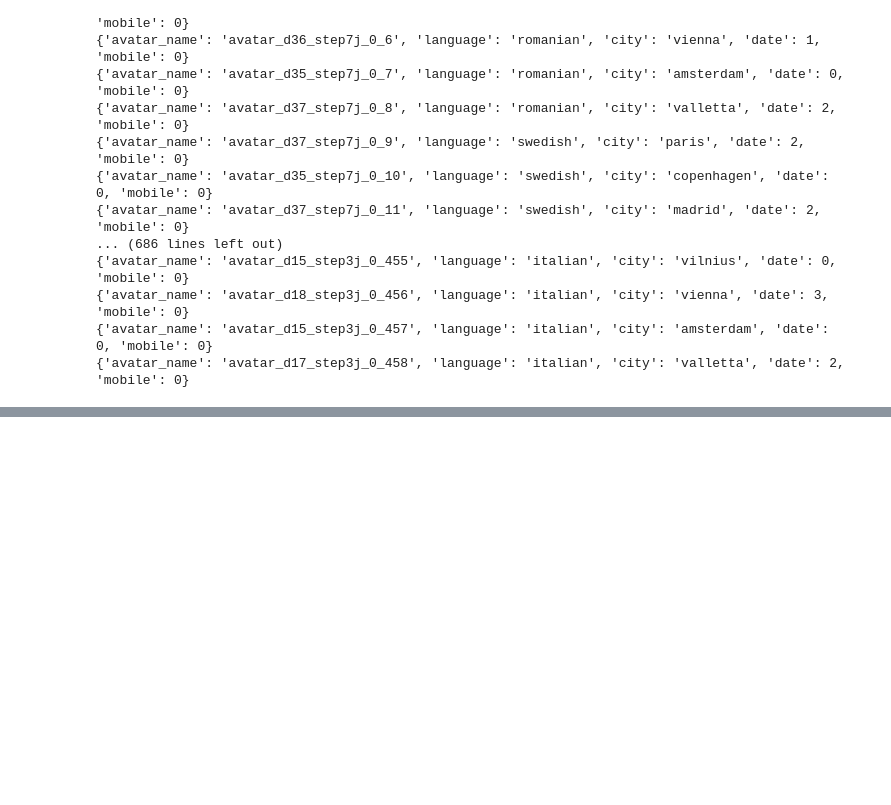
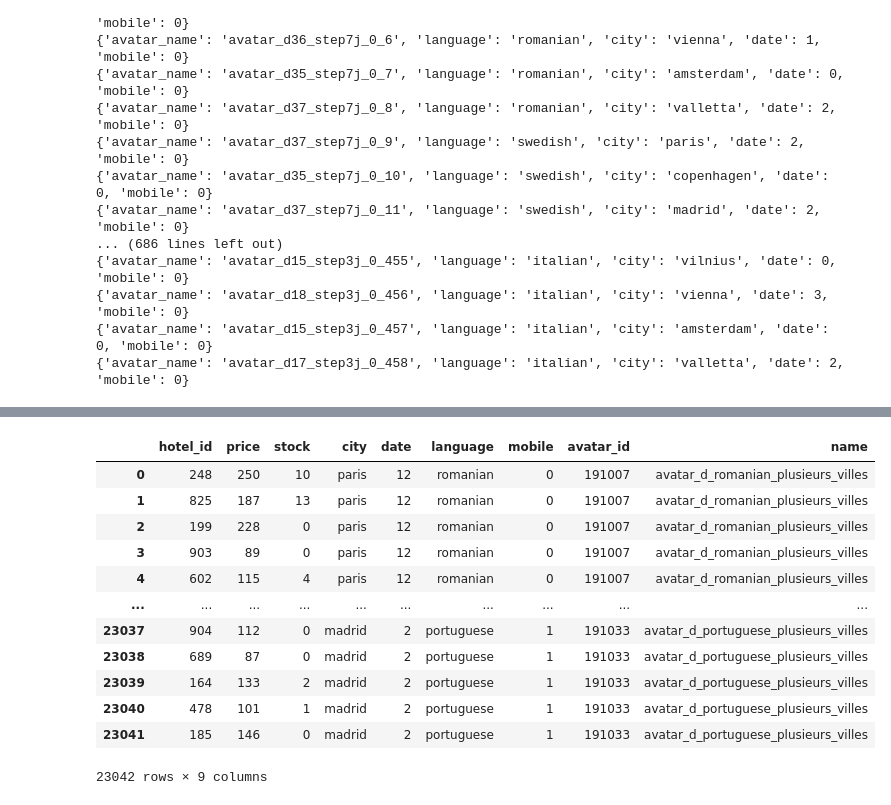
Before and after one commit to EliseBcl/D-fi_IA_2023, a Jupyter notebook: defi_ia_2023.ipynb, the cells around one changed output, grey strips where cells are left out. Saved outputs shown, nothing was run; the diff lists cells and outputs as text; code cells hidden in the pictures; blank space fills up the shorter version.

```diff
--- a/defi_ia_2023.ipynb
+++ b/defi_ia_2023.ipynb
@@ -538,0 +532,3 @@ display(requests_5)
+# %%
+city = Test['city'].unique()
+city
@@ -538,0 +781,19 @@ display(requests_5)
+# %%
+requets6_part_1= pd.concat([sub_matrix_1,sub_matrix_2,sub_matrix_3,sub_matrix_4,sub_matrix_5_round_2,sub_matrix_6_round_2,sub_matrix_7_round_3], ignore_index=True)
+# %%
+display(requets6_part_1)
+requets6_part_1.to_csv('requests_6_part1.csv')
+# %% [output]
+|  | hotel_id | price | stock | city | date | language | mobile | avatar_id | name |
+| 0 | 248 | 250 | 10 | paris | 12 | romanian | 0 | 191007 | avatar_d_romanian_plusieurs_villes |
+| 1 | 825 | 187 | 13 | paris | 12 | romanian | 0 | 191007 | avatar_d_romanian_plusieurs_villes |
+| 2 | 199 | 228 | 0 | paris | 12 | romanian | 0 | 191007 | avatar_d_romanian_plusieurs_villes |
+| 3 | 903 | 89 | 0 | paris | 12 | romanian | 0 | 191007 | avatar_d_romanian_plusieurs_villes |
+| 4 | 602 | 115 | 4 | paris | 12 | romanian | 0 | 191007 | avatar_d_romanian_plusieurs_villes |
+| ... | ... | ... | ... | ... | ... | ... | ... | ... | ... |
+| 23037 | 904 | 112 | 0 | madrid | 2 | portuguese | 1 | 191033 | avatar_d_portuguese_plusieurs_villes |
+| 23038 | 689 | 87 | 0 | madrid | 2 | portuguese | 1 | 191033 | avatar_d_portuguese_plusieurs_villes |
+| 23039 | 164 | 133 | 2 | madrid | 2 | portuguese | 1 | 191033 | avatar_d_portuguese_plusieurs_villes |
+| 23040 | 478 | 101 | 1 | madrid | 2 | portuguese | 1 | 191033 | avatar_d_portuguese_plusieurs_villes |
+| 23041 | 185 | 146 | 0 | madrid | 2 | portuguese | 1 | 191033 | avatar_d_portuguese_plusieurs_villes |
+23042 rows × 9 columns
```
Also changed, not shown: parts of 19 cells of this notebook, 2 other files.
